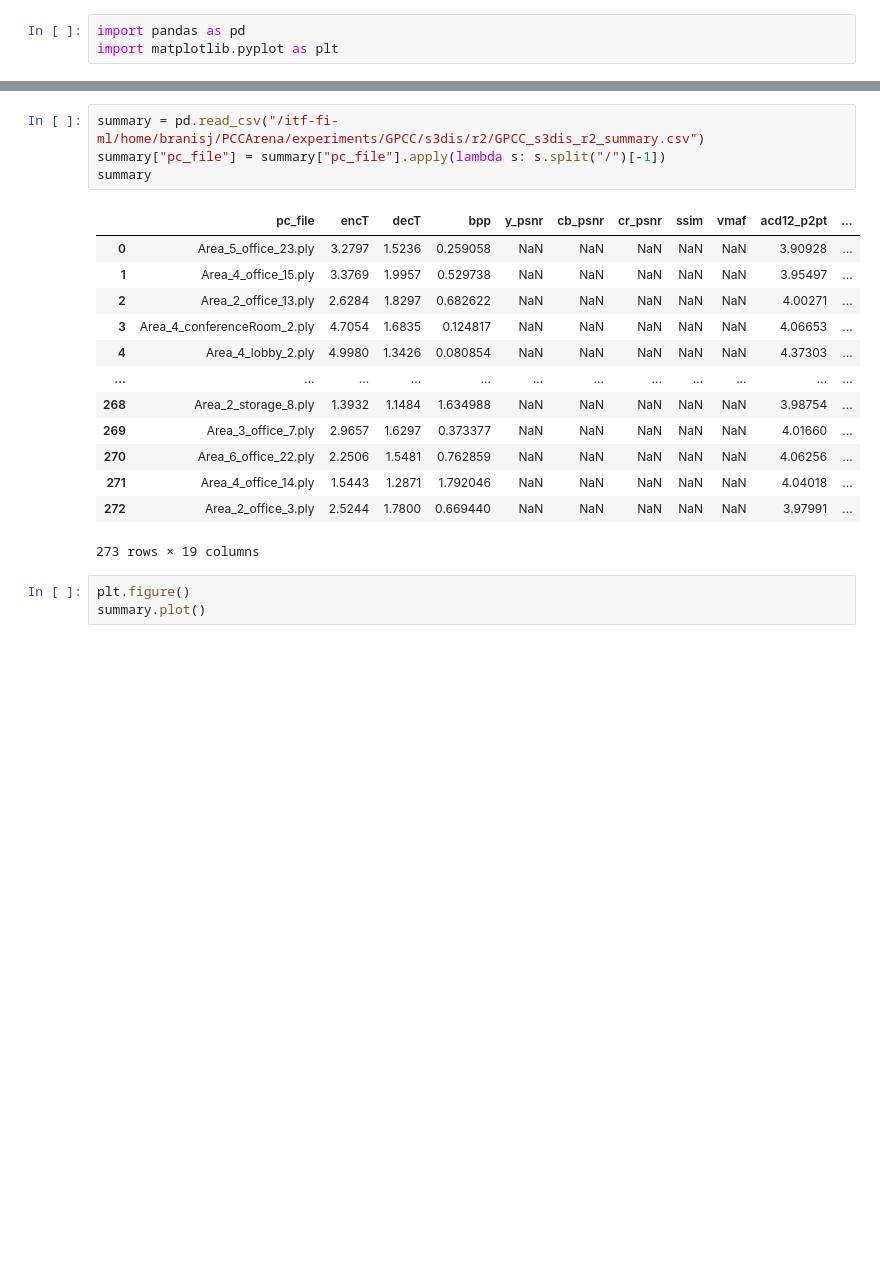
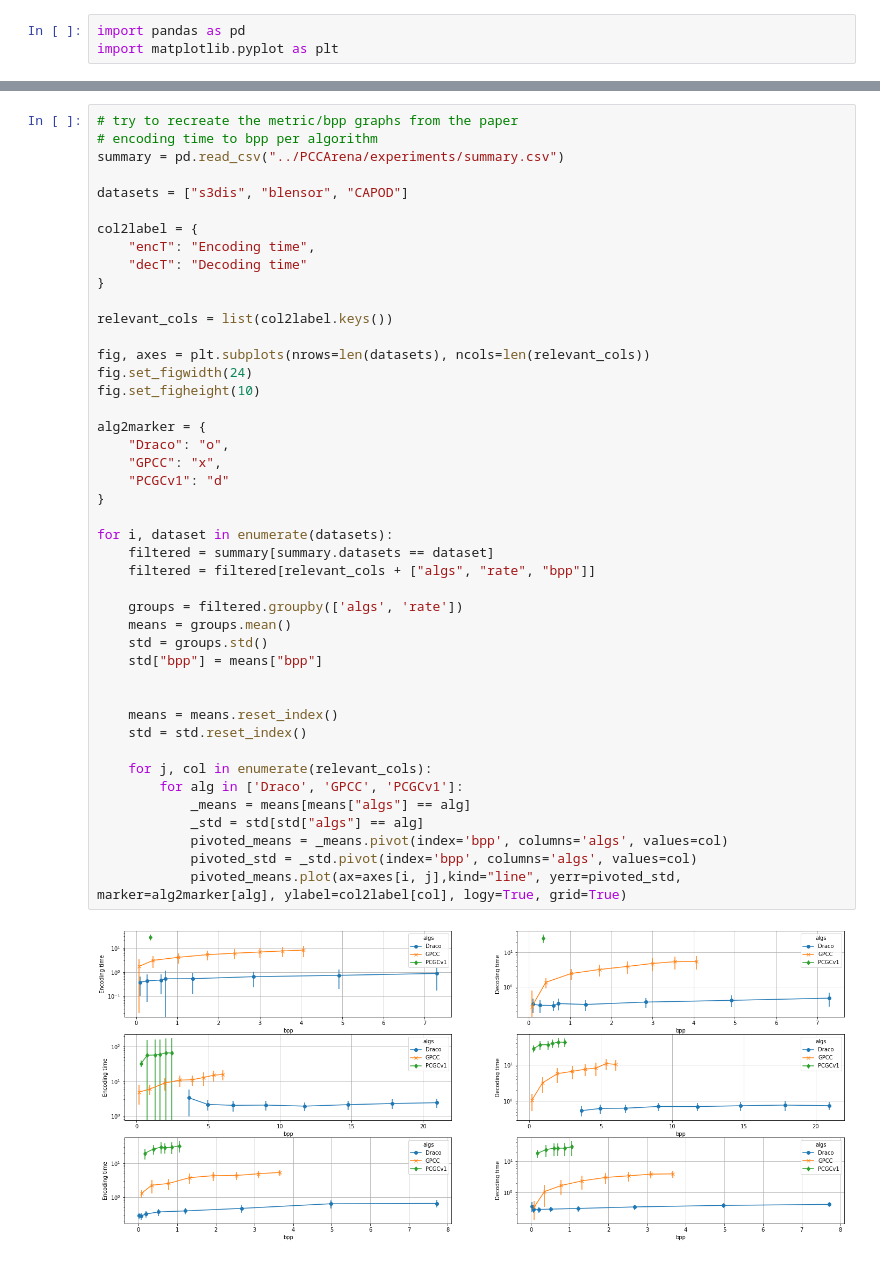
Before and after one commit to branislavjenco/thesis-code, a Jupyter notebook: pccarena_results.ipynb, the cells around one changed output, grey strips where cells are left out. Drawn from its saved outputs; the diff is of its cells as text; blank space fills up the shorter version.

```diff
--- a/pccarena_results.ipynb
+++ b/pccarena_results.ipynb
@@ -161,21 +61,46 @@ df.plot(color=df.columns, figsize=(5, 3))
-# %%
-summary = pd.read_csv("/itf-fi-ml/home/branisj/PCCArena/experiments/GPCC/s3dis/r2/GPCC_s3dis_r2_summary.csv")
-summary["pc_file"] = summary["pc_file"].apply(lambda s: s.split("/")[-1])
-summary
-# %% [output]
-|  | pc_file | encT | decT | bpp | y_psnr | cb_psnr | cr_psnr | ssim | vmaf | acd12_p2pt | ... |
-| 0 | Area_5_office_23.ply | 3.2797 | 1.5236 | 0.259058 | NaN | NaN | NaN | NaN | NaN | 3.90928 | ... |
-| 1 | Area_4_office_15.ply | 3.3769 | 1.9957 | 0.529738 | NaN | NaN | NaN | NaN | NaN | 3.95497 | ... |
-| 2 | Area_2_office_13.ply | 2.6284 | 1.8297 | 0.682622 | NaN | NaN | NaN | NaN | NaN | 4.00271 | ... |
-| 3 | Area_4_conferenceRoom_2.ply | 4.7054 | 1.6835 | 0.124817 | NaN | NaN | NaN | NaN | NaN | 4.06653 | ... |
-| 4 | Area_4_lobby_2.ply | 4.9980 | 1.3426 | 0.080854 | NaN | NaN | NaN | NaN | NaN | 4.37303 | ... |
-| ... | ... | ... | ... | ... | ... | ... | ... | ... | ... | ... | ... |
-| 268 | Area_2_storage_8.ply | 1.3932 | 1.1484 | 1.634988 | NaN | NaN | NaN | NaN | NaN | 3.98754 | ... |
-| 269 | Area_3_office_7.ply | 2.9657 | 1.6297 | 0.373377 | NaN | NaN | NaN | NaN | NaN | 4.01660 | ... |
-| 270 | Area_6_office_22.ply | 2.2506 | 1.5481 | 0.762859 | NaN | NaN | NaN | NaN | NaN | 4.06256 | ... |
-| 271 | Area_4_office_14.ply | 1.5443 | 1.2871 | 1.792046 | NaN | NaN | NaN | NaN | NaN | 4.04018 | ... |
-| 272 | Area_2_office_3.ply | 2.5244 | 1.7800 | 0.669440 | NaN | NaN | NaN | NaN | NaN | 3.97991 | ... |
-273 rows × 19 columns
-# %%
-plt.figure()
-summary.plot()
+# %%
+# try to recreate the metric/bpp graphs from the paper
+# encoding time to bpp per algorithm
+summary = pd.read_csv("../PCCArena/experiments/summary.csv")
+
+datasets = ["s3dis", "blensor", "CAPOD"]
+
+col2label = {
+    "encT": "Encoding time",
+    "decT": "Decoding time"
+}
+
+relevant_cols = list(col2label.keys())
+
+fig, axes = plt.subplots(nrows=len(datasets), ncols=len(relevant_cols))
+fig.set_figwidth(24)
+fig.set_figheight(10)
+
+alg2marker = {
+    "Draco": "o",
+    "GPCC": "x",
+    "PCGCv1": "d"
+}
+
+for i, dataset in enumerate(datasets):
+    filtered = summary[summary.datasets == dataset]
+    filtered = filtered[relevant_cols + ["algs", "rate", "bpp"]]
+
+    groups = filtered.groupby(['algs', 'rate'])
+    means = groups.mean()
+    std = groups.std()
+    std["bpp"] = means["bpp"]
+
+
+    means = means.reset_index()
+    std = std.reset_index()
+
+    for j, col in enumerate(relevant_cols):
+        for alg in ['Draco', 'GPCC', 'PCGCv1']:
+            _means = means[means["algs"] == alg]
+            _std = std[std["algs"] == alg]
+            pivoted_means = _means.pivot(index='bpp', columns='algs', values=col)
+            pivoted_std = _std.pivot(index='bpp', columns='algs', values=col)
+            pivoted_means.plot(ax=axes[i, j],kind="line", yerr=pivoted_std, marker=alg2marker[alg], ylabel=col2label[col], logy=True, grid=True)
+# %% [output]
+[figure, added]
```
Also changed, not shown: parts of 10 cells of this notebook, 2 other files.
